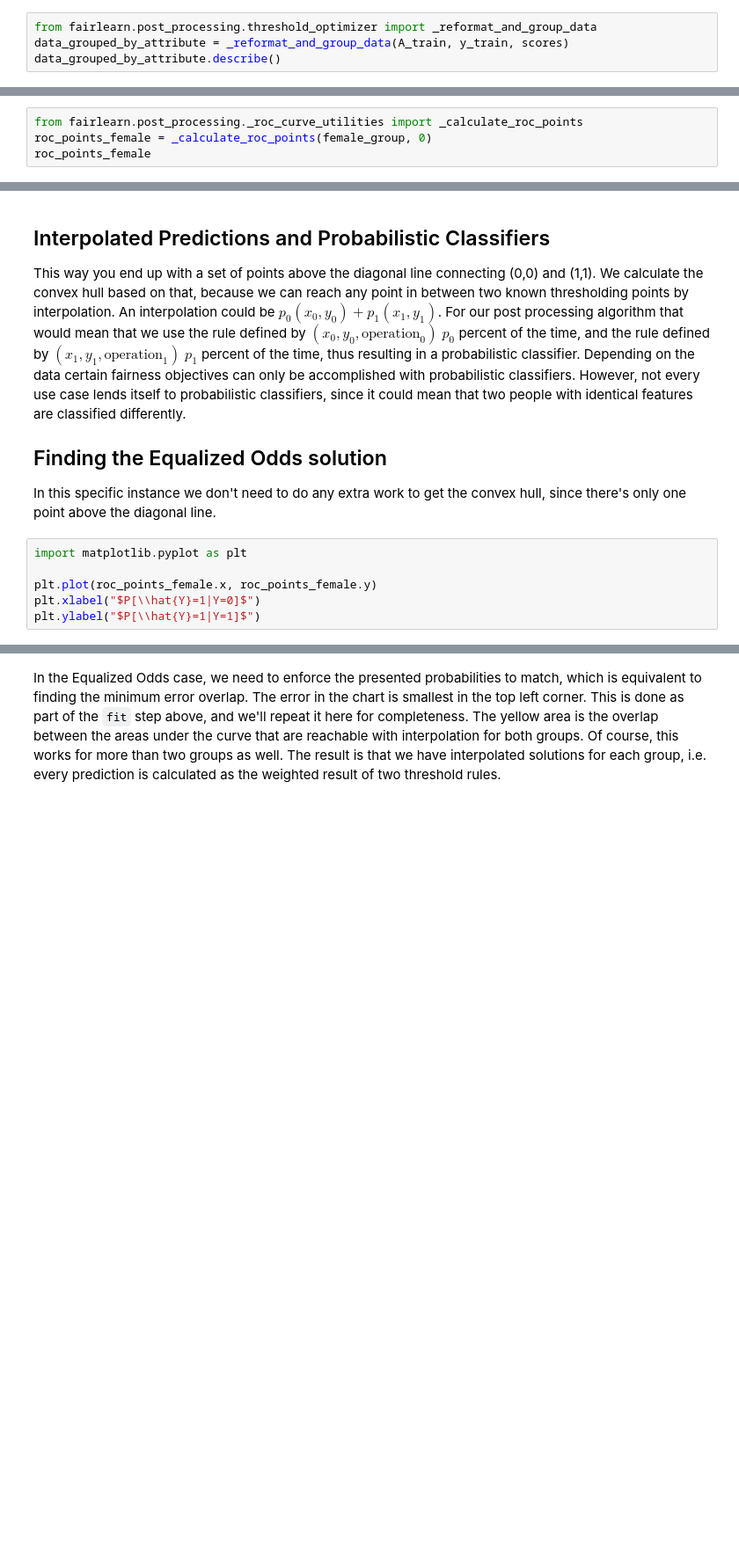
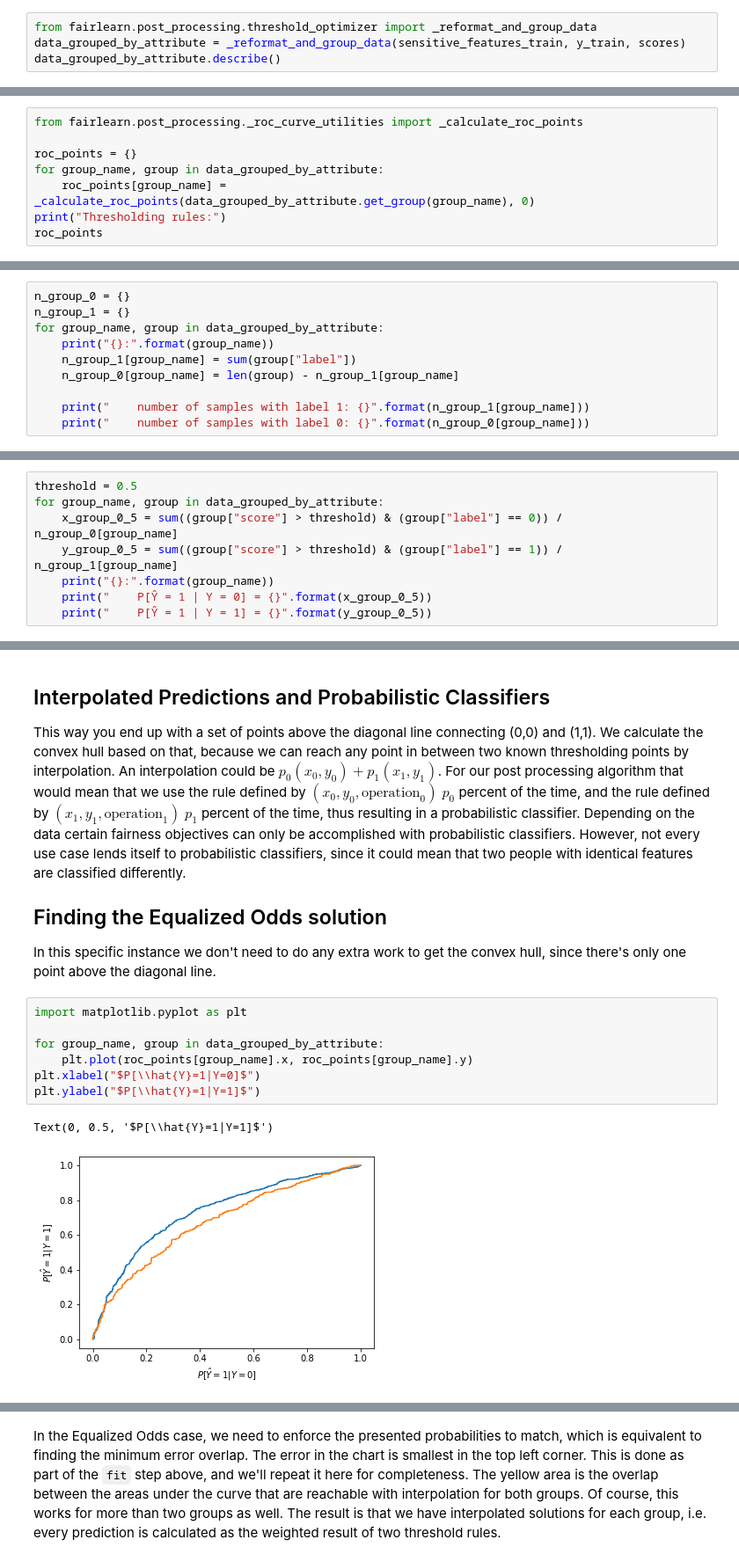
Before and after one commit to fairlearn/fairlearn, a Jupyter notebook: notebooks/Threshold Optimization Post-Processing for Binary Classification.ipynb, the cells around one changed output, grey strips where cells are left out. Shown at 88% size. Cells and saved outputs as stored; diff of their text form; blank space fills up the shorter version.

```diff
--- a/notebooks/Threshold Optimization Post-Processing for Binary Classification.ipynb
+++ b/notebooks/Threshold Optimization Post-Processing for Binary Classification.ipynb
@@ -204,4 +241,4 @@ The former is the false negative rate (of that group), while the latter is the t
 # %%
 from fairlearn.post_processing.threshold_optimizer import _reformat_and_group_data
-data_grouped_by_attribute = _reformat_and_group_data(A_train, y_train, scores)
+data_grouped_by_attribute = _reformat_and_group_data(sensitive_features_train, y_train, scores)
 data_grouped_by_attribute.describe()
@@ -214,4 +251,8 @@ n_female, n_male
 # %%
 from fairlearn.post_processing._roc_curve_utilities import _calculate_roc_points
-roc_points_female = _calculate_roc_points(female_group, 0)
-roc_points_female
+
+roc_points = {}
+for group_name, group in data_grouped_by_attribute:
+    roc_points[group_name] = _calculate_roc_points(data_grouped_by_attribute.get_group(group_name), 0)
+print("Thresholding rules:")
+roc_points
@@ -248,0 +284,10 @@ print("    P[Ŷ = 1 | Y = 0] = {}".format(y_male_0_5))
+# %%
+n_group_0 = {}
+n_group_1 = {}
+for group_name, group in data_grouped_by_attribute:
+    print("{}:".format(group_name))
+    n_group_1[group_name] = sum(group["label"])
+    n_group_0[group_name] = len(group) - n_group_1[group_name]
+
+    print("    number of samples with label 1: {}".format(n_group_1[group_name]))
+    print("    number of samples with label 0: {}".format(n_group_0[group_name]))
@@ -248,0 +301,8 @@ print("    P[Ŷ = 1 | Y = 0] = {}".format(y_male_0_5))
+# %%
+threshold = 0.5
+for group_name, group in data_grouped_by_attribute:
+    x_group_0_5 = sum((group["score"] > threshold) & (group["label"] == 0)) / n_group_0[group_name]
+    y_group_0_5 = sum((group["score"] > threshold) & (group["label"] == 1)) / n_group_1[group_name]
+    print("{}:".format(group_name))
+    print("    P[Ŷ = 1 | Y = 0] = {}".format(x_group_0_5))
+    print("    P[Ŷ = 1 | Y = 1] = {}".format(y_group_0_5))
@@ -259,6 +326,10 @@ In this specific instance we don't need to do any extra work to get the convex h
 # %%
 import matplotlib.pyplot as plt
 
-plt.plot(roc_points_female.x, roc_points_female.y)
+for group_name, group in data_grouped_by_attribute:
+    plt.plot(roc_points[group_name].x, roc_points[group_name].y)
 plt.xlabel("$P[\\hat{Y}=1|Y=0]$")
 plt.ylabel("$P[\\hat{Y}=1|Y=1]$")
+# %% [output]
+Text(0, 0.5, '$P[\\hat{Y}=1|Y=1]$')
+[figure, added]
```
Also changed, not shown: parts of 36 cells of this notebook, 4 other files.
